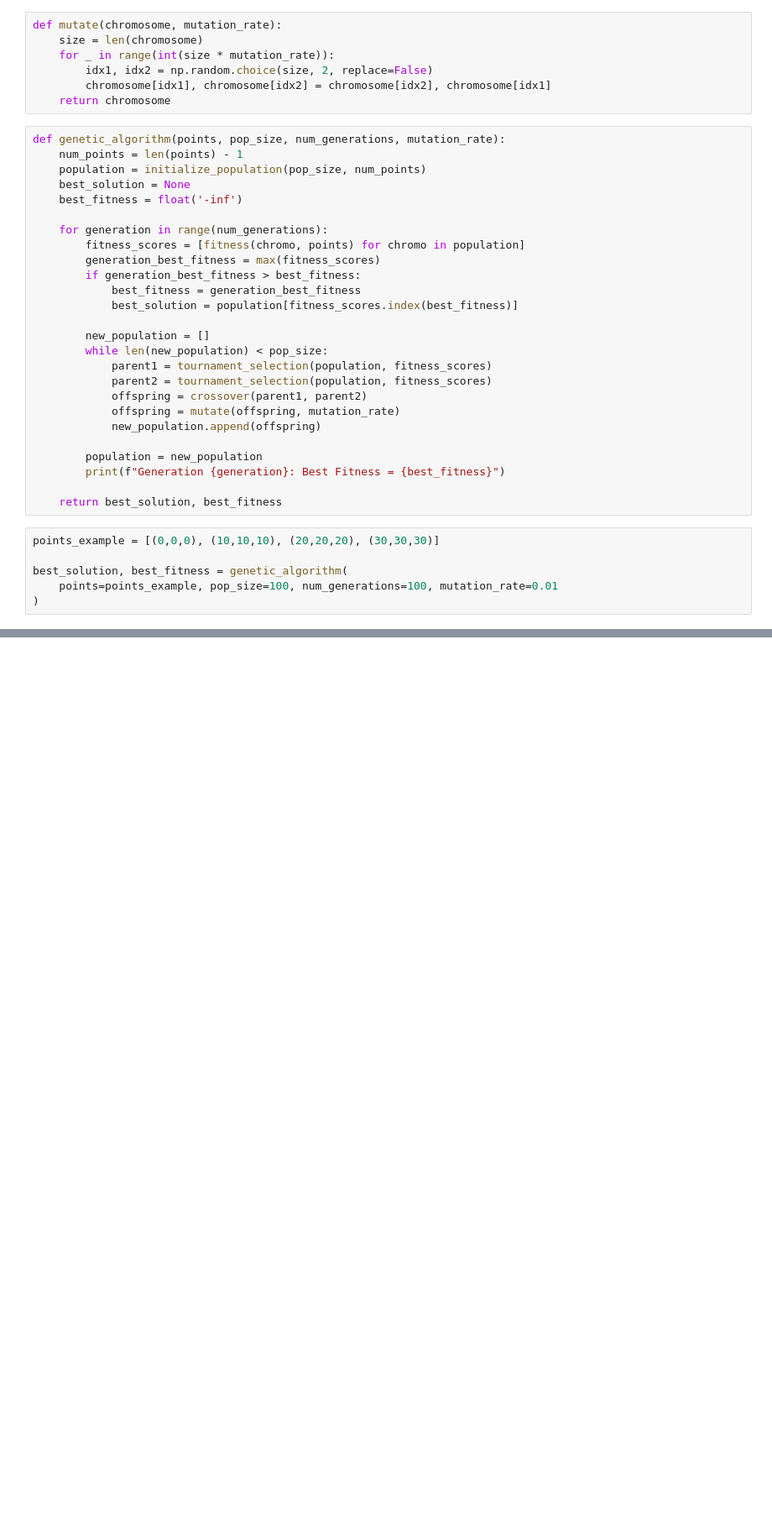
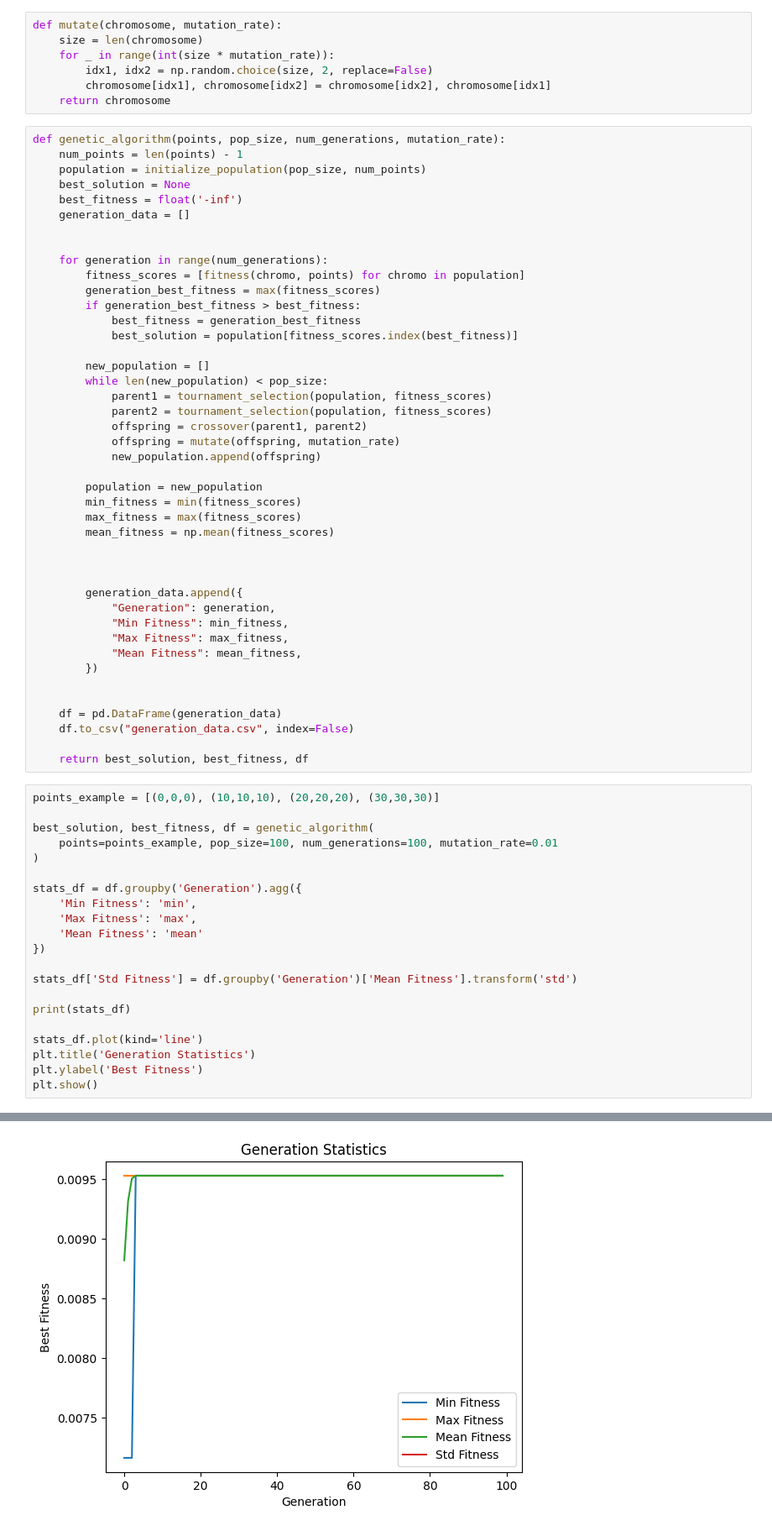
Before and after one commit to pedrxlz/inteligencia-artificial-av2, a Jupyter notebook: problema-dominio-discreto.ipynb, the cells around one changed output, grey strips where cells are left out. Shown at 84% size. Saved outputs shown, nothing was run; the diff lists cells and outputs as text; blank space fills up the shorter version.

```diff
--- a/problema-dominio-discreto.ipynb
+++ b/problema-dominio-discreto.ipynb
@@ -51,6 +53,8 @@ def genetic_algorithm(points, pop_size, num_generations, mutation_rate):
     population = initialize_population(pop_size, num_points)
     best_solution = None
     best_fitness = float('-inf')
+    generation_data = []
+
 
     for generation in range(num_generations):
         fitness_scores = [fitness(chromo, points) for chromo in population]
@@ -68,13 +72,43 @@ def genetic_algorithm(points, pop_size, num_generations, mutation_rate):
             new_population.append(offspring)
 
         population = new_population
-        print(f"Generation {generation}: Best Fitness = {best_fitness}")
+        min_fitness = min(fitness_scores)
+        max_fitness = max(fitness_scores)
+        mean_fitness = np.mean(fitness_scores)
 
-    return best_solution, best_fitness
+
+
+        generation_data.append({
+            "Generation": generation,
+            "Min Fitness": min_fitness,
+            "Max Fitness": max_fitness,
+            "Mean Fitness": mean_fitness,
+        })
+
+
+    df = pd.DataFrame(generation_data)
+    df.to_csv("generation_data.csv", index=False)
+
+    return best_solution, best_fitness, df
 # %%
 points_example = [(0,0,0), (10,10,10), (20,20,20), (30,30,30)]
 
-best_solution, best_fitness = genetic_algorithm(
+best_solution, best_fitness, df = genetic_algorithm(
     points=points_example, pop_size=100, num_generations=100, mutation_rate=0.01
 )
+
+stats_df = df.groupby('Generation').agg({
+    'Min Fitness': 'min',
+    'Max Fitness': 'max',
+    'Mean Fitness': 'mean'
+})
+
+stats_df['Std Fitness'] = df.groupby('Generation')['Mean Fitness'].transform('std')
+
+print(stats_df)
+
+stats_df.plot(kind='line')
+plt.title('Generation Statistics')
+plt.ylabel('Best Fitness')
+plt.show()
 # %% [output]
@@ -97,0 +130 @@ Generation 99: Best Fitness = 0.009530794374861805
+[figure, added]
```
Also changed, not shown: parts of 2 cells of this notebook, 2 other files.
